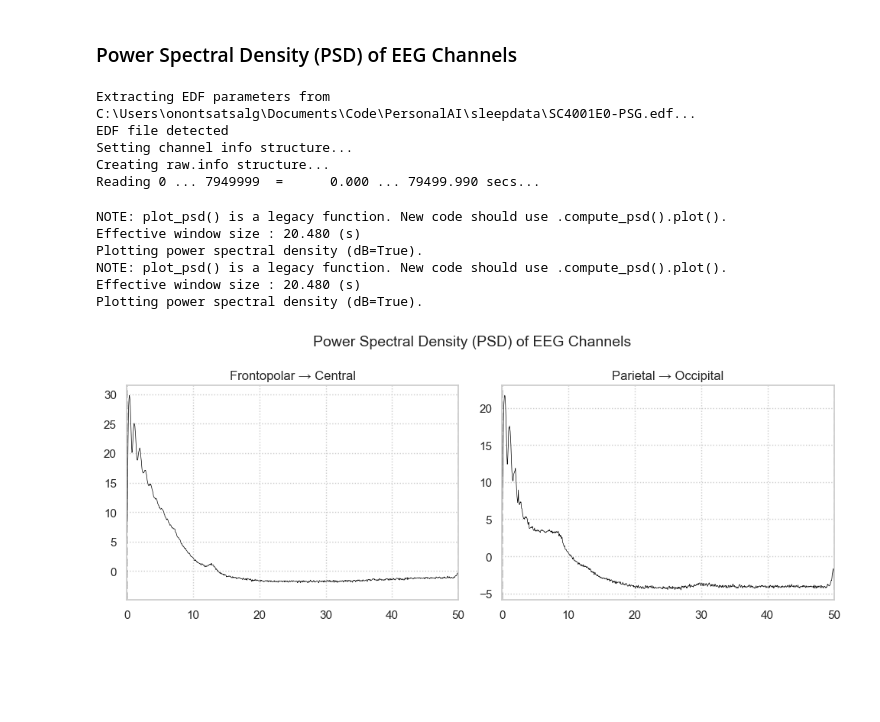
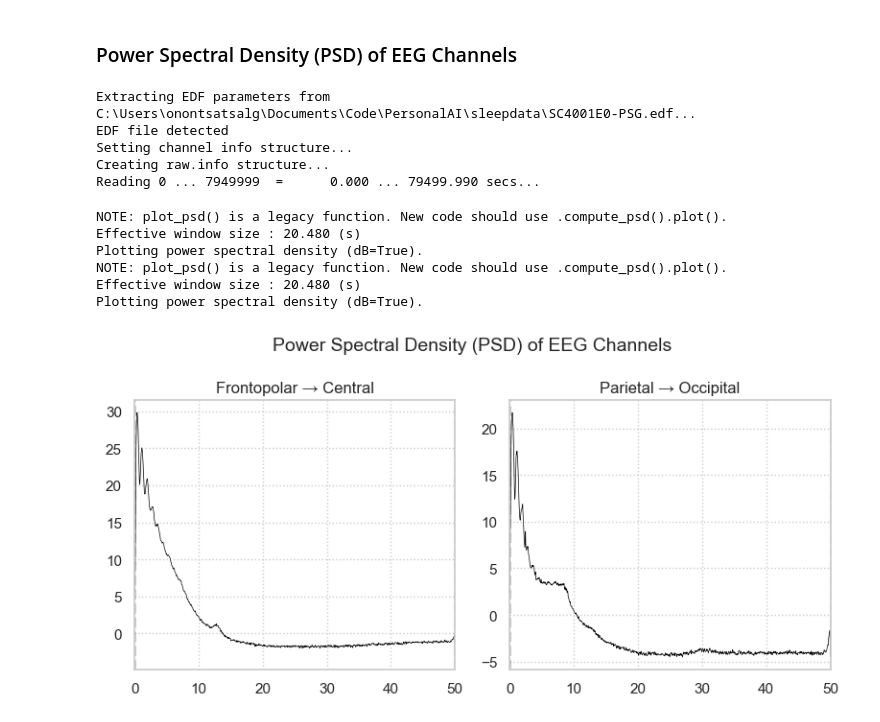
Before and after one commit to OGantsog/Sleep-staging-EEG, a Jupyter notebook: Nov13-Sleep data analysis.ipynb, the cells around one changed output. Drawn from its saved outputs; the diff is of its cells as text; code cells hidden in the pictures; blank space fills up the shorter version.

```diff
--- a/Nov13-Sleep data analysis.ipynb
+++ b/Nov13-Sleep data analysis.ipynb
@@ -4,3 +16,14 @@ import pandas as pd
 import mne
 import matplotlib.pyplot as plt
 import seaborn as sns
+from scipy.signal import welch
+
+# Set Seaborn style for better aesthetics
+sns.set(style="whitegrid", palette="muted")
+
+# Configure Matplotlib for larger fonts and better readability
+plt.rcParams.update({
+    'font.size': 12,
+    'axes.titlesize': 14,
+    'axes.labelsize': 12
+})
@@ -65,29 +188,29 @@ for channl in raw.ch_names:
 # %%
 raw = mne.io.read_raw_edf("sleepdata/SC4001E0-PSG.edf", preload=True)
 
-fig, axes = plt.subplots(1, 2, figsize=(10, 4))
+fig, axes = plt.subplots(1, 2, figsize=(8, 4))
 fig.suptitle(f'Power Spectral Density (PSD) of EEG Channels', fontsize=14)
 
 # Plot PSD before filtering
 raw.plot_psd(picks='EEG Fpz-Cz', ax=axes[0], average=True, show=False)
 axes[0].set_title('Frontopolar → Central')
 
 # Plot PSD after filtering
 raw.plot_psd(picks='EEG Pz-Oz', ax=axes[1], average=True, show=False)
 axes[1].set_title('Parietal → Occipital')
 
 plt.tight_layout()
 plt.show()
 # %% [output]
 Extracting EDF parameters from C:\Users\onontsatsalg\Documents\Code\PersonalAI\sleepdata\SC4001E0-PSG.edf...
 EDF file detected
 Setting channel info structure...
 Creating raw.info structure...
 Reading 0 ... 7949999  =      0.000 ... 79499.990 secs...
 NOTE: plot_psd() is a legacy function. New code should use .compute_psd().plot().
 Effective window size : 20.480 (s)
 Plotting power spectral density (dB=True).
 NOTE: plot_psd() is a legacy function. New code should use .compute_psd().plot().
 Effective window size : 20.480 (s)
 Plotting power spectral density (dB=True).
-[figure, old version]
+[figure, new version]
```
Also changed, not shown: parts of 13 cells of this notebook.
